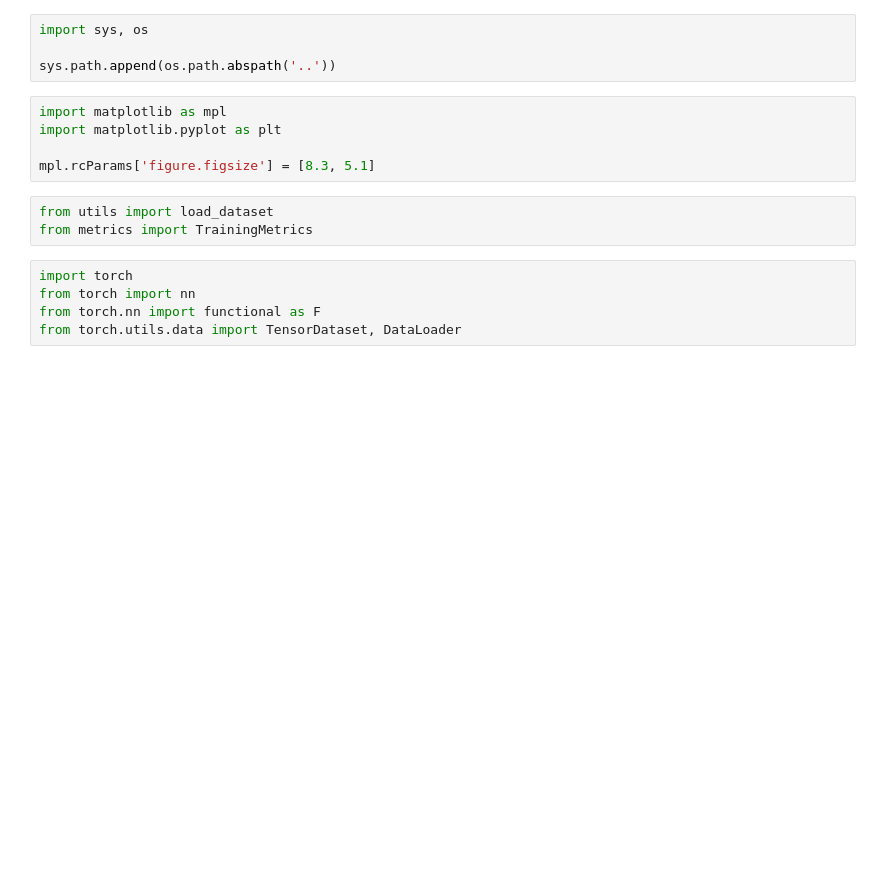
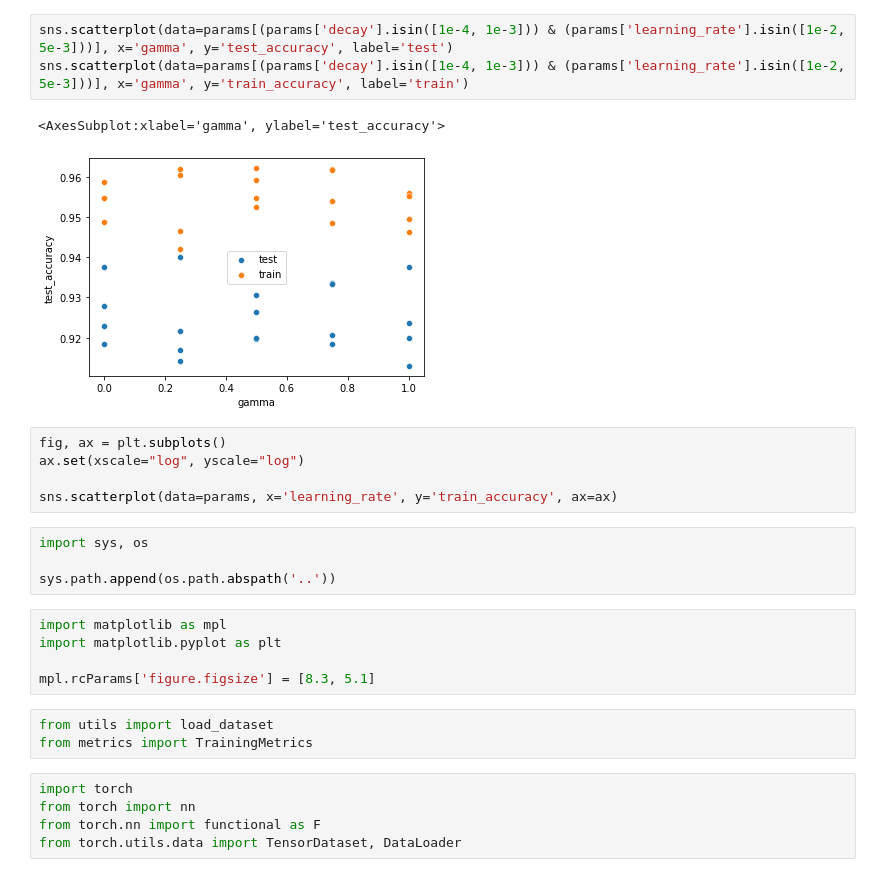
Before and after one commit to arnauddhaene/deep-learning-mini-projects-ee559, a Jupyter notebook: Proj1/notebooks/workbench.ipynb, the cells around one changed output. Cells and saved outputs as stored; diff of their text form; blank space fills up the shorter version.

```diff
--- a/Proj1/notebooks/workbench.ipynb
+++ b/Proj1/notebooks/workbench.ipynb
@@ -1,3 +70,14 @@
+# %%
+sns.scatterplot(data=params[(params['decay'].isin([1e-4, 1e-3])) & (params['learning_rate'].isin([1e-2, 5e-3]))], x='gamma', y='test_accuracy', label='test')
+sns.scatterplot(data=params[(params['decay'].isin([1e-4, 1e-3])) & (params['learning_rate'].isin([1e-2, 5e-3]))], x='gamma', y='train_accuracy', label='train')
+# %% [output]
+<AxesSubplot:xlabel='gamma', ylabel='test_accuracy'>
+[figure, added]
+# %%
+fig, ax = plt.subplots()
+ax.set(xscale="log", yscale="log")
+
+sns.scatterplot(data=params, x='learning_rate', y='train_accuracy', ax=ax)
 # %%
 import sys, os
 
```
Also changed, not shown: parts of 14 cells of this notebook, 5 other files.
